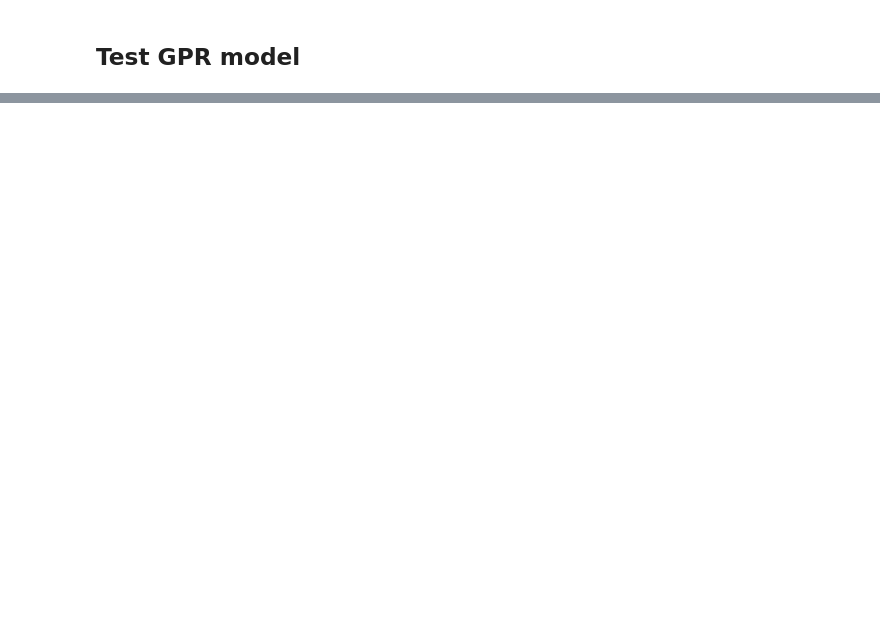
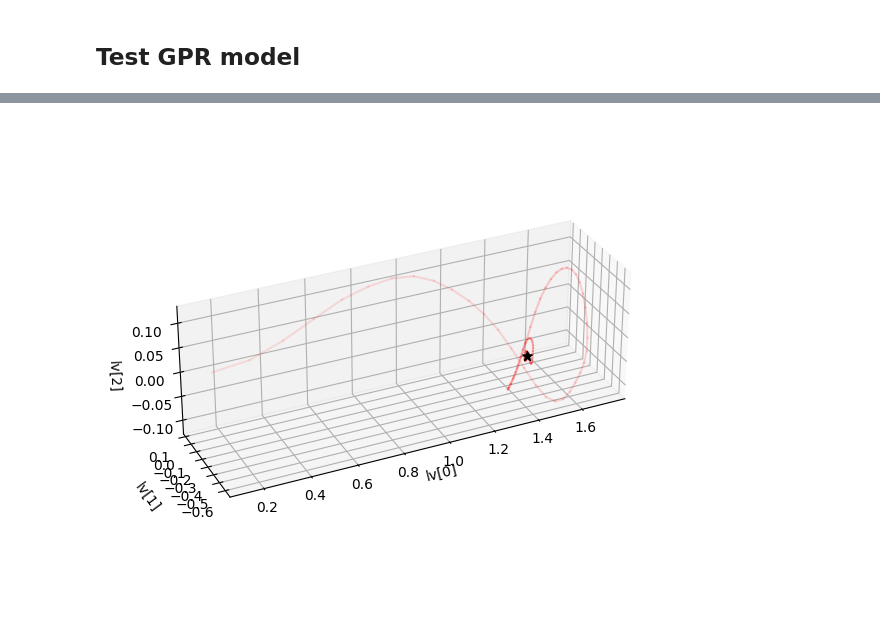
Before and after one commit to ch-tung/SQ_VAE, a Jupyter notebook: Fit_cVAE_sigma.ipynb, the cells around one changed output, grey strips where cells are left out. Drawn from its saved outputs; the diff is of its cells as text; code cells hidden in the pictures; blank space fills up the shorter version.

Commit message:
plot the optimization process

```diff
--- a/Fit_cVAE_sigma.ipynb
+++ b/Fit_cVAE_sigma.ipynb
@@ -399,6 +463,7 @@ bar.start()
 optimizer = tf.keras.optimizers.Adam(0.1)
 start_time = time.time()
 
+fp_epoch = []
 for epoch in range(1, epochs + 1):
     train_step(M, IQ_exp, fp, optimizer)
 
@@ -410,6 +475,9 @@ for epoch in range(1, epochs + 1):
         if epoch%10 == 0:
             generate_image(M, IQ_exp, fp, epoch)
 
+    fp_current = [fp[0].numpy(),fp[1].numpy(),fp[2].numpy(),fp[3].numpy()]
+    fp_epoch.append(fp_current)
+
 end_time = time.time()
 bar.finish()
 
@@ -457,0 +510,3 @@ parameters_GT = parameters_GP[index_test,:]
+# %%
+fp_s = (np.matmul([fp[0:3],]-z_mean,U)*sgn)[0]
+fp_GT_s = (np.matmul([fp_GT[0:3],]-z_mean,U)*sgn)[0]
@@ -571,0 +615,9 @@ parameters_predict = [predict_eta,predict_kappa,predict_lnA]
+# %%
+x = to_tf(f_inp(sq_mask))
+mean, logvar = model.encode(x)
+z = model.reparameterize(mean, logvar)
+x_logit = model.sample(z)
+z = z.numpy()
+zc = z-z_mean
+F = zc.T
+zs = np.matmul(zc,U)*sgn
@@ -571,0 +627,3 @@ parameters_predict = [predict_eta,predict_kappa,predict_lnA]
+# %%
+d_zs = np.max(zs,axis = 0)-np.min(zs,axis = 0)
+d_z = np.max(z,axis = 0)-np.min(z,axis = 0)
@@ -571,0 +635,40 @@ parameters_predict = [predict_eta,predict_kappa,predict_lnA]
+# %%
+fig = plt.figure(figsize=(6, 6))
+ax = fig.add_subplot(projection='3d')
+#ax.scatter(zs[index_eta,0], zs[index_eta,1], zs[index_eta,2],
+           #c=parameters[0][index_eta],
+           #s=1)
+
+#for s in hull.simplices:
+    #s = np.append(s, s[0])  # Here we cycle back to the first coordinate
+    #ax.plot(zs[s, 0], zs[s, 1], zs[s, 2], "k-", alpha=0.1)
+
+for i in range(len(fp_epoch)):
+    if i==0:
+        continue
+
+    lv_i = fp_epoch[i][0:3]
+    lv_i_s = (np.matmul([lv_i,]-z_mean,U)*sgn)[0]
+    lv_ip = fp_epoch[i-1][0:3]
+    lv_ip_s = (np.matmul([lv_ip,]-z_mean,U)*sgn)[0]
+
+    alpha0 = 0.1
+    ax.plot([lv_ip_s[0],lv_i_s[0]], [lv_ip_s[1],lv_i_s[1]], [lv_ip_s[2],lv_i_s[2]],
+            '-r',alpha=alpha0+(1-alpha0)*(i/len(fp_epoch)))
+
+ax.scatter(fp_GT_s[0], fp_GT_s[1], fp_GT_s[2],
+        c='k',
+        s=50,
+        marker='*')
+
+ax.view_init(elev=30, azim=-115)
+ax.set_xlabel('lv[0]')
+ax.set_ylabel('lv[1]')
+ax.set_zlabel('lv[2]')
+ax.set_box_aspect([d_zs[0],d_zs[1],d_zs[2]])
+
+scatter_name = './figures_SQ_cVAE_MSE_ns/lvsc3D_eta.png'
+plt.savefig(scatter_name.format(epoch))
+plt.show()
+# %% [output]
+[figure, added]
```
Also changed, not shown: parts of 57 cells of this notebook.
